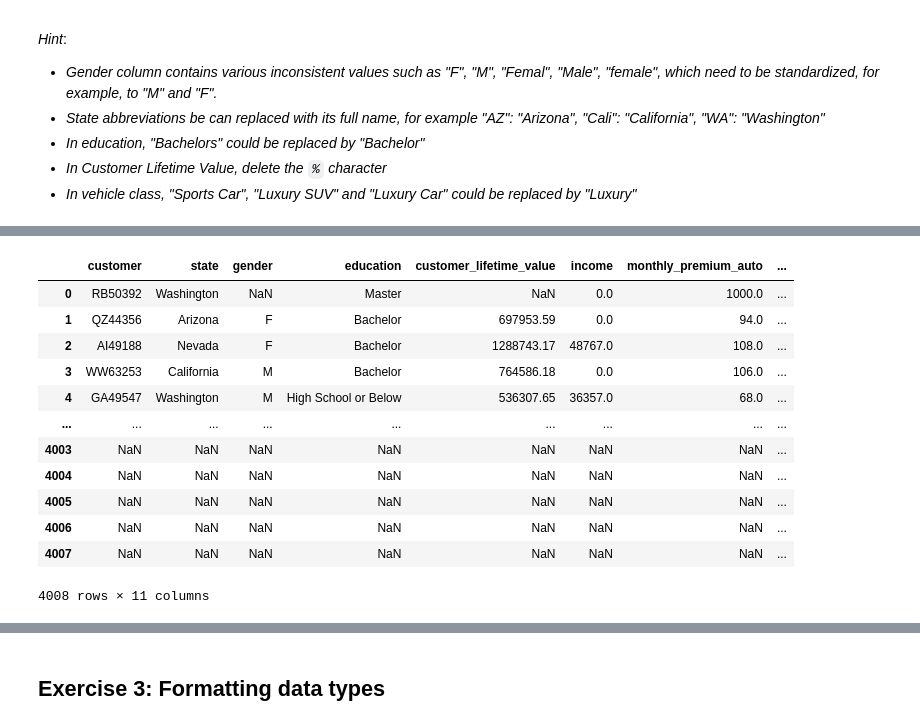
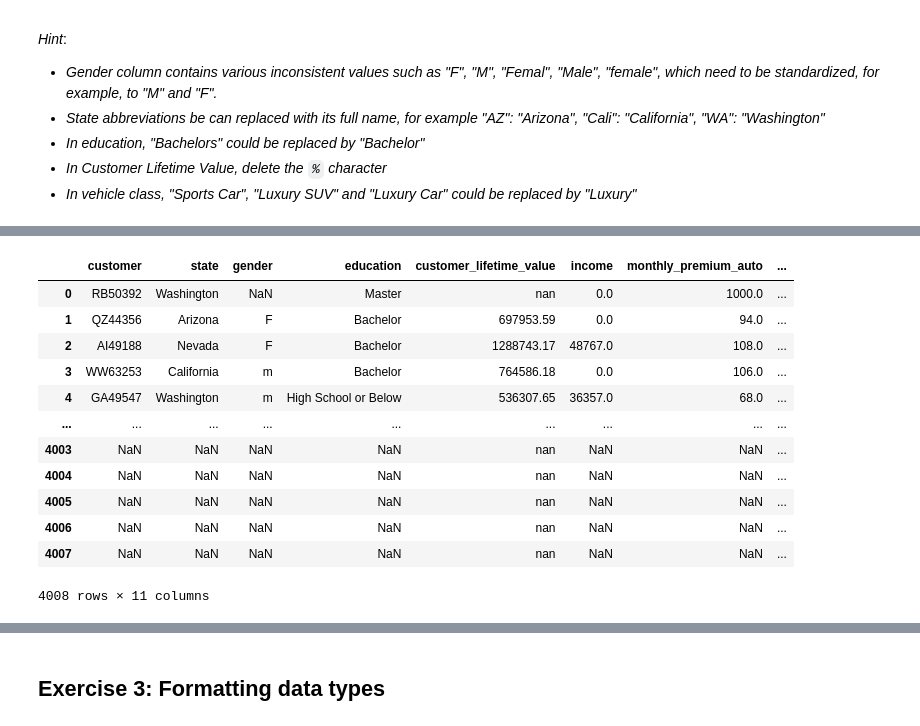
Before and after one commit to ToanTranNgoc84/lab-dw-data-cleaning-and-formatting, a Jupyter notebook: lab-dw-data-cleaning-and-formatting.ipynb, the cells around one changed output, grey strips where cells are left out. Cells and saved outputs as stored; diff of their text form; code cells hidden in the pictures.

```diff
--- a/lab-dw-data-cleaning-and-formatting.ipynb
+++ b/lab-dw-data-cleaning-and-formatting.ipynb
@@ -158,38 +154,38 @@ Name: count, dtype: int64
 # %%
-#Gender column contains various inconsistent values such as "F", "M", "Femal", "Male", "female", which need to be standardized, for example, to "M" and "F".
-insurance_company_df2["gender"] = insurance_company_df2["gender"].str.upper() #all entries in column "gender" upper letters
-insurance_company_df2["gender"] = insurance_company_df2["gender"].replace({"F": "F", })
+#Gender column contains various inconsistent values such as "F", "M", "Femal", "Male", "female", which need to be standardized, for example, to "M" and "F".insurance_company_df2['gender'] = insurance_company_df2['gender'].str.lower().replace({'f': 'F', 'femal': 'F', 'male': 'M'})
 
 #State abbreviations be can replaced with its full name, for example "AZ": "Arizona", "Cali": "California", "WA": "Washington"
-state_dict = {"AZ": "Arizona", "Cali": "California", "WA": "Washington", "OR": "Oregon", "NE": "Nevada"}
-insurance_company_df2['state'] = insurance_company_df2['state'].replace(state_dict)
+state_mapping = {'AZ': 'Arizona', 'Cali': 'California', 'WA': 'Washington'}
+insurance_company_df2['state'] = insurance_company_df2['state'].replace(state_mapping)
 
 #In education, "Bachelors" could be replaced by "Bachelor"
-insurance_company_df2["education"] = insurance_company_df2["education"].replace({"Bachelors": "Bachelor", })
+insurance_company_df2['education'] = insurance_company_df2['education'].replace({'Bachelors': 'Bachelor'})
 
 #In Customer Lifetime Value, delete the % character
-insurance_company_df2["customer_lifetime_value"] = insurance_company_df2["customer_lifetime_value"].str.replace("%","").astype(float)
-#insurance_company_df2.rename(columns={"customer_lifetime_value": "customer_lifetime_value in %"}, inplace=True)
+# Convert customer_lifetime_value column to string
+insurance_company_df2['customer_lifetime_value'] = insurance_company_df2['customer_lifetime_value'].astype(str)
+
+# Clean customer lifetime value column
+insurance_company_df2['customer_lifetime_value'] = insurance_company_df2['customer_lifetime_value'].str.replace('%', '')
 
 #In vehicle class, "Sports Car", "Luxury SUV" and "Luxury Car" could be replaced by "Luxury"
-luxury_car = {"sports car": "luxury", "luxury suv": "luxury", "luxury car": "luxury"}
-insurance_company_df2["vehicle_class"] = insurance_company_df2["vehicle_class"].replace(luxury_car)
+vehicle_class_mapping = {'Sports Car': 'Luxury', 'Luxury SUV': 'Luxury', 'Luxury Car': 'Luxury'}
+insurance_company_df2['vehicle_class'] = insurance_company_df2['vehicle_class'].replace(vehicle_class_mapping)
 
 display(insurance_company_df2)
-#df['number_of_open_complaints'] = df['number_of_open_complaints'].str.split().str[0].astype(float)
 # %% [output]
 |  | customer | state | gender | education | customer_lifetime_value | income | monthly_premium_auto | ... |
-| 0 | RB50392 | Washington | NaN | Master | NaN | 0.0 | 1000.0 | ... |
+| 0 | RB50392 | Washington | NaN | Master | nan | 0.0 | 1000.0 | ... |
 | 1 | QZ44356 | Arizona | F | Bachelor | 697953.59 | 0.0 | 94.0 | ... |
 | 2 | AI49188 | Nevada | F | Bachelor | 1288743.17 | 48767.0 | 108.0 | ... |
-| 3 | WW63253 | California | M | Bachelor | 764586.18 | 0.0 | 106.0 | ... |
-| 4 | GA49547 | Washington | M | High School or Below | 536307.65 | 36357.0 | 68.0 | ... |
+| 3 | WW63253 | California | m | Bachelor | 764586.18 | 0.0 | 106.0 | ... |
+| 4 | GA49547 | Washington | m | High School or Below | 536307.65 | 36357.0 | 68.0 | ... |
 | ... | ... | ... | ... | ... | ... | ... | ... | ... |
-| 4003 | NaN | NaN | NaN | NaN | NaN | NaN | NaN | ... |
-| 4004 | NaN | NaN | NaN | NaN | NaN | NaN | NaN | ... |
-| 4005 | NaN | NaN | NaN | NaN | NaN | NaN | NaN | ... |
-| 4006 | NaN | NaN | NaN | NaN | NaN | NaN | NaN | ... |
-| 4007 | NaN | NaN | NaN | NaN | NaN | NaN | NaN | ... |
+| 4003 | NaN | NaN | NaN | NaN | nan | NaN | NaN | ... |
+| 4004 | NaN | NaN | NaN | NaN | nan | NaN | NaN | ... |
+| 4005 | NaN | NaN | NaN | NaN | nan | NaN | NaN | ... |
+| 4006 | NaN | NaN | NaN | NaN | nan | NaN | NaN | ... |
+| 4007 | NaN | NaN | NaN | NaN | nan | NaN | NaN | ... |
 4008 rows × 11 columns
 # %%
 for column in insurance_company_df2.select_dtypes(include=['object']):
```
Also changed, not shown: parts of 9 cells of this notebook.
